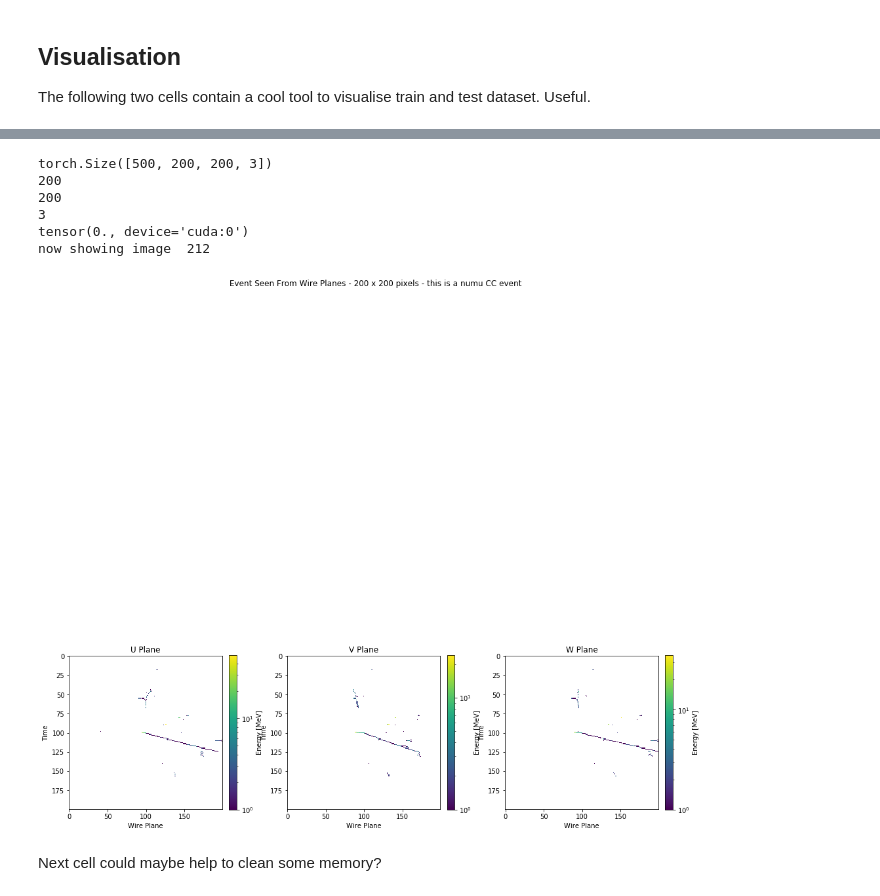
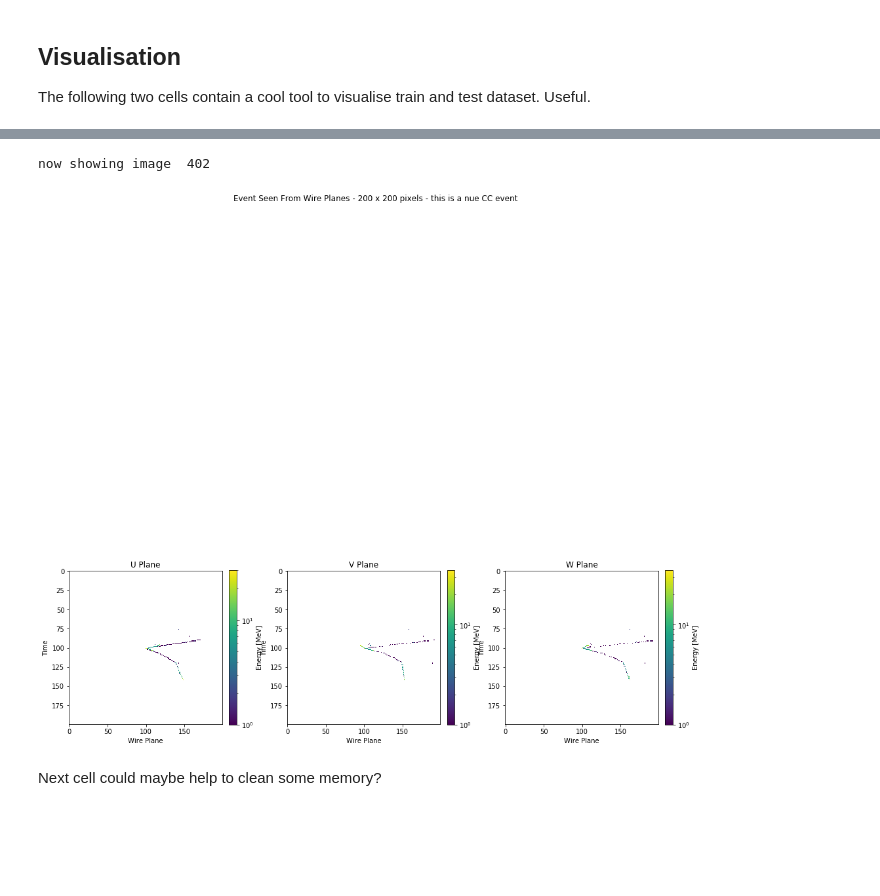
Before and after one commit to stefano555/Pytorch_neutrino, a Jupyter notebook: neutrino_pytorch_resnet_50.ipynb, the cells around one changed output, grey strips where cells are left out. Cells and saved outputs as stored; diff of their text form; code cells hidden in the pictures; blank space fills up the shorter version.

```diff
--- a/neutrino_pytorch_resnet_50.ipynb
+++ b/neutrino_pytorch_resnet_50.ipynb
@@ -387,17 +439,6 @@ now showing image  335
 # %%
 figsize = [14, 20]
-starting_number = torch.IntTensor.item(torch.LongTensor(1).random_(0, 500-1))#-(nrows*ncols)))
-#number_pics = dataset1.shape[0]
-print(x_test.shape)
-#print('number pics is ', number_pics)
-print(x_test.shape[1])
-print(x_test.shape[2])
-print(x_test.shape[3])
-
-print(x_test[1,1,1,1])
-
-x_test_cpu=x_test.cpu()
-y_test_cpu=y_test.cpu()
+starting_number = torch.IntTensor.item(torch.LongTensor(1).random_(0, len(x_test_temp)-1))#-(nrows*ncols)))
 
 print("now showing image ",(starting_number))
 
@@ -405,48 +446,43 @@ print("now showing image ",(starting_number))
 #0 is for NC events
 #1 is for numu CC events
 #2 is for nue CC events
-truth=y_test_cpu[starting_number]
+truth=y_test[starting_number]
 if truth==0:
     truth_stg="NC"
 elif truth==1:
     truth_stg="numu CC"
 elif truth==2:
     truth_stg="nue CC"
 
-a = x_test_cpu[(starting_number),:,:,0]
+a = x_test_temp[(starting_number),:,:,0]
 
-b = x_test_cpu[(starting_number),:,:,1]
+b = x_test_temp[(starting_number),:,:,1]
 
-c = x_test_cpu[(starting_number),:,:,2]
+c = x_test_temp[(starting_number),:,:,2]
 
 
 f, axarr = plt.subplots(1,3,figsize=figsize)#, constrained_layout=True)
 f.suptitle('Event Seen From Wire Planes - 200 x 200 pixels - this is a '+truth_stg+' event')
 im=axarr[0].imshow(a, norm=matplotlib.colors.LogNorm())
 im2=axarr[1].imshow(b, norm=matplotlib.colors.LogNorm())
 im3=axarr[2].imshow(c, norm=matplotlib.colors.LogNorm())
 axarr[0].set_title('U Plane')
 axarr[1].set_title('V Plane')
 axarr[2].set_title('W Plane')
 bar1=f.colorbar(im,ax=axarr[0],fraction=0.046,pad=0.04)
 bar2=f.colorbar(im2,ax=axarr[1],fraction=0.046,pad=0.04)
 bar3=f.colorbar(im3,ax=axarr[2],fraction=0.046,pad=0.04)
 bar1.set_label('Energy [MeV]')
 bar2.set_label('Energy [MeV]')
 bar3.set_label('Energy [MeV]')
 f.tight_layout() #this is to add more space between plots
 for ax in axarr.flat:
     ax.set(xlabel='Wire Plane', ylabel='Time')
 
 plt.show()
 plt.close()
 # %% [output]
-torch.Size([500, 200, 200, 3])
-200
-200
-3
-tensor(0., device='cuda:0')
-now showing image  212
+now showing image  402
-[figure, old version]
+[figure, new version]
 # %% [markdown]
 Next cell could maybe help to clean some memory?
```
Also changed, not shown: parts of 15 cells of this notebook.
